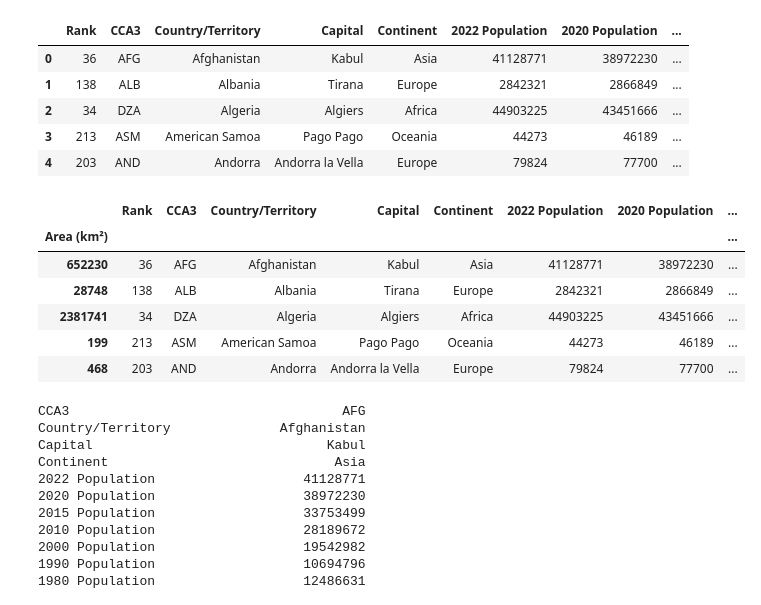
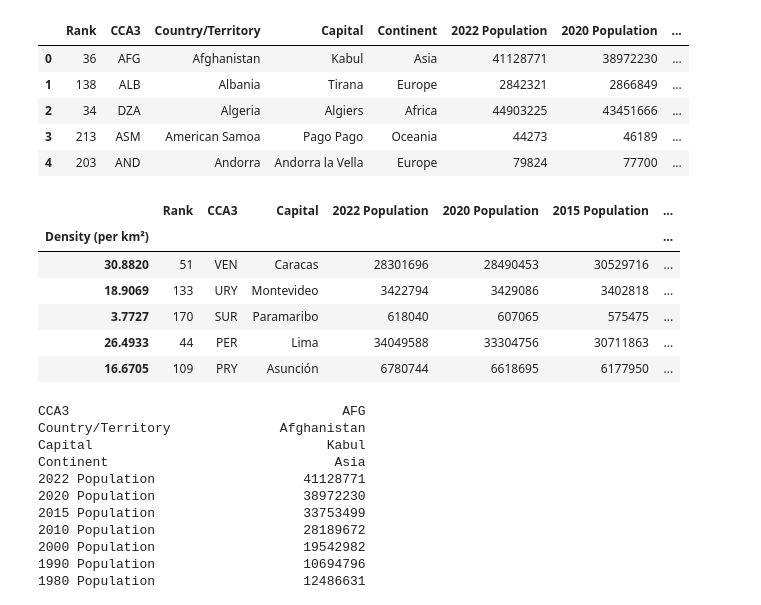
Before and after one commit to Murtiza007/DS10, a Jupyter notebook: indexfxns.ipynb, the cells around one changed output. Saved outputs shown, nothing was run; the diff lists cells and outputs as text; code cells hidden in the pictures.

```diff
--- a/indexfxns.ipynb
+++ b/indexfxns.ipynb
@@ -12,16 +12,16 @@ data.head()
 | 3 | 213 | ASM | American Samoa | Pago Pago | Oceania | 44273 | 46189 | ... |
 | 4 | 203 | AND | Andorra | Andorra la Vella | Europe | 79824 | 77700 | ... |
 # %%
-data.set_index('Area (km²)', inplace=True)
+data.set_index('Density (per km²)', inplace=True)
 data.head()
 # %% [output]
-|  | Rank | CCA3 | Country/Territory | Capital | Continent | 2022 Population | 2020 Population | ... |
-| Area (km²) |  |  |  |  |  |  |  | ... |
-| 652230 | 36 | AFG | Afghanistan | Kabul | Asia | 41128771 | 38972230 | ... |
-| 28748 | 138 | ALB | Albania | Tirana | Europe | 2842321 | 2866849 | ... |
-| 2381741 | 34 | DZA | Algeria | Algiers | Africa | 44903225 | 43451666 | ... |
-| 199 | 213 | ASM | American Samoa | Pago Pago | Oceania | 44273 | 46189 | ... |
-| 468 | 203 | AND | Andorra | Andorra la Vella | Europe | 79824 | 77700 | ... |
+|  | Rank | CCA3 | Capital | 2022 Population | 2020 Population | 2015 Population | ... |
+| Density (per km²) |  |  |  |  |  |  | ... |
+| 30.8820 | 51 | VEN | Caracas | 28301696 | 28490453 | 30529716 | ... |
+| 18.9069 | 133 | URY | Montevideo | 3422794 | 3429086 | 3402818 | ... |
+| 3.7727 | 170 | SUR | Paramaribo | 618040 | 607065 | 575475 | ... |
+| 26.4933 | 44 | PER | Lima | 34049588 | 33304756 | 30711863 | ... |
+| 16.6705 | 109 | PRY | Asunción | 6780744 | 6618695 | 6177950 | ... |
 # %%
 data.loc[36]
 # %% [output]
```
Also changed, not shown: 3 other files.
